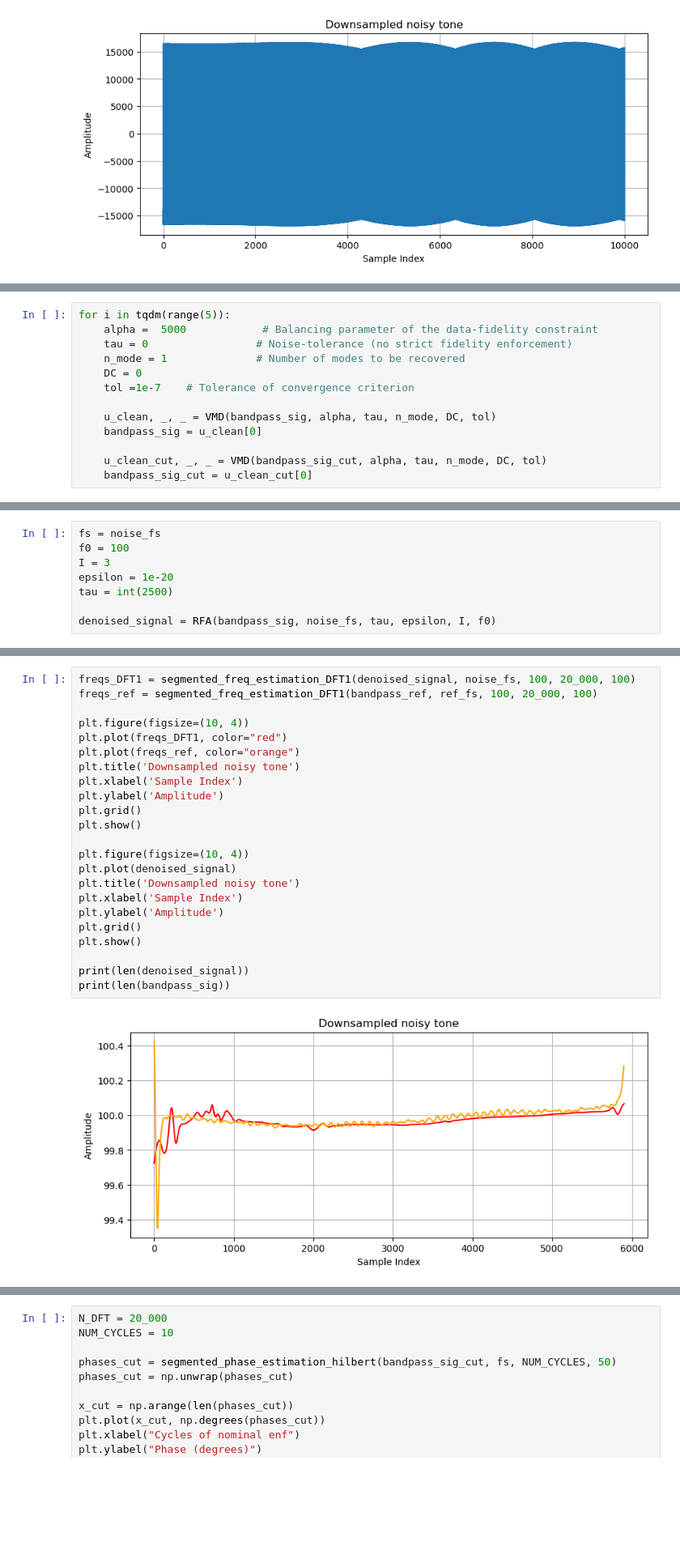
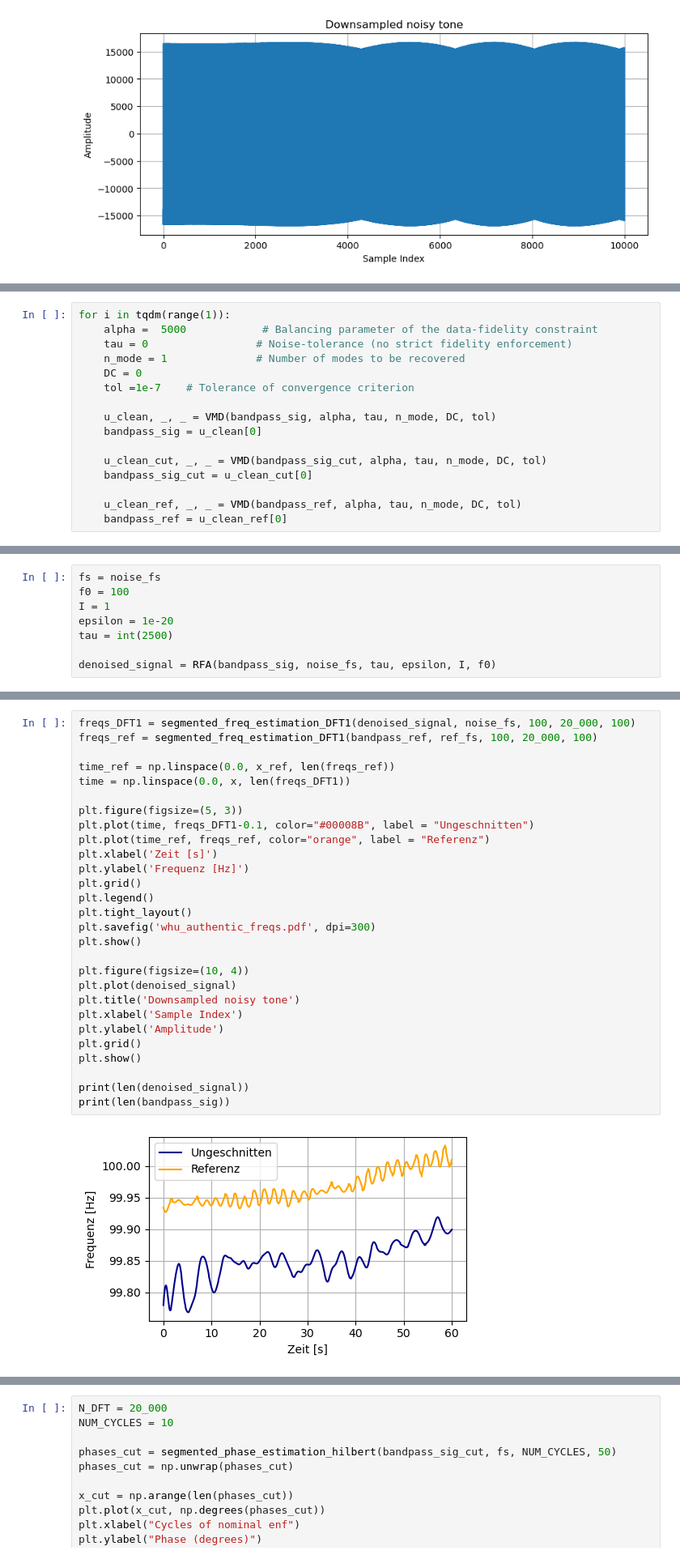
Before and after one commit to Licates/ENFify, a Jupyter notebook: notebooks/ls/0.03_ls_enf-enhancement.ipynb, the cells around one changed output, grey strips where cells are left out. Shown at 81% size. Drawn from its saved outputs; the diff is of its cells as text; blank space fills up the shorter version.

```diff
--- a/notebooks/ls/0.03_ls_enf-enhancement.ipynb
+++ b/notebooks/ls/0.03_ls_enf-enhancement.ipynb
@@ -272,5 +319,5 @@ plt.show()
 # %%
-for i in tqdm(range(5)):
+for i in tqdm(range(1)):
     alpha =  5000            # Balancing parameter of the data-fidelity constraint
     tau = 0                 # Noise-tolerance (no strict fidelity enforcement)
     n_mode = 1              # Number of modes to be recovered
@@ -282,6 +329,9 @@ for i in tqdm(range(5)):
 
     u_clean_cut, _, _ = VMD(bandpass_sig_cut, alpha, tau, n_mode, DC, tol)
     bandpass_sig_cut = u_clean_cut[0]
+
+    u_clean_ref, _, _ = VMD(bandpass_ref, alpha, tau, n_mode, DC, tol)
+    bandpass_ref = u_clean_ref[0]
 # %%
 freqs_DFT1_cut = segmented_freq_estimation_DFT1(bandpass_sig_cut, cut_noise_fs, 100, 20_000, 100)
 freqs_DFT1 = segmented_freq_estimation_DFT1(bandpass_sig, noise_fs, 100, 20_000, 100)
@@ -310,7 +360,7 @@ plt.show()
 # %%
 fs = noise_fs
 f0 = 100
-I = 3
+I = 1
 epsilon = 1e-20
 tau = int(2500)
 
@@ -333,25 +380,30 @@ cut_denoised_signal = RFA(bandpass_sig_cut, cut_noise_fs, tau, epsilon, I, f0)
 # %%
 freqs_DFT1 = segmented_freq_estimation_DFT1(denoised_signal, noise_fs, 100, 20_000, 100)
 freqs_ref = segmented_freq_estimation_DFT1(bandpass_ref, ref_fs, 100, 20_000, 100)
 
-plt.figure(figsize=(10, 4))
-plt.plot(freqs_DFT1, color="red")
-plt.plot(freqs_ref, color="orange")
-plt.title('Downsampled noisy tone')
-plt.xlabel('Sample Index')
-plt.ylabel('Amplitude')
+time_ref = np.linspace(0.0, x_ref, len(freqs_ref))
+time = np.linspace(0.0, x, len(freqs_DFT1))
+
+plt.figure(figsize=(5, 3))
+plt.plot(time, freqs_DFT1-0.1, color="#00008B", label = "Ungeschnitten")
+plt.plot(time_ref, freqs_ref, color="orange", label = "Referenz")
+plt.xlabel('Zeit [s]')
+plt.ylabel('Frequenz [Hz]')
 plt.grid()
+plt.legend()
+plt.tight_layout()
+plt.savefig('whu_authentic_freqs.pdf', dpi=300)
 plt.show()
 
 plt.figure(figsize=(10, 4))
 plt.plot(denoised_signal)
 plt.title('Downsampled noisy tone')
 plt.xlabel('Sample Index')
 plt.ylabel('Amplitude')
 plt.grid()
 plt.show()
 
 print(len(denoised_signal))
 print(len(bandpass_sig))
 # %% [output]
-[figure, old version]
+[figure, new version]
```
Also changed, not shown: parts of 18 cells of this notebook, 17 other files.
